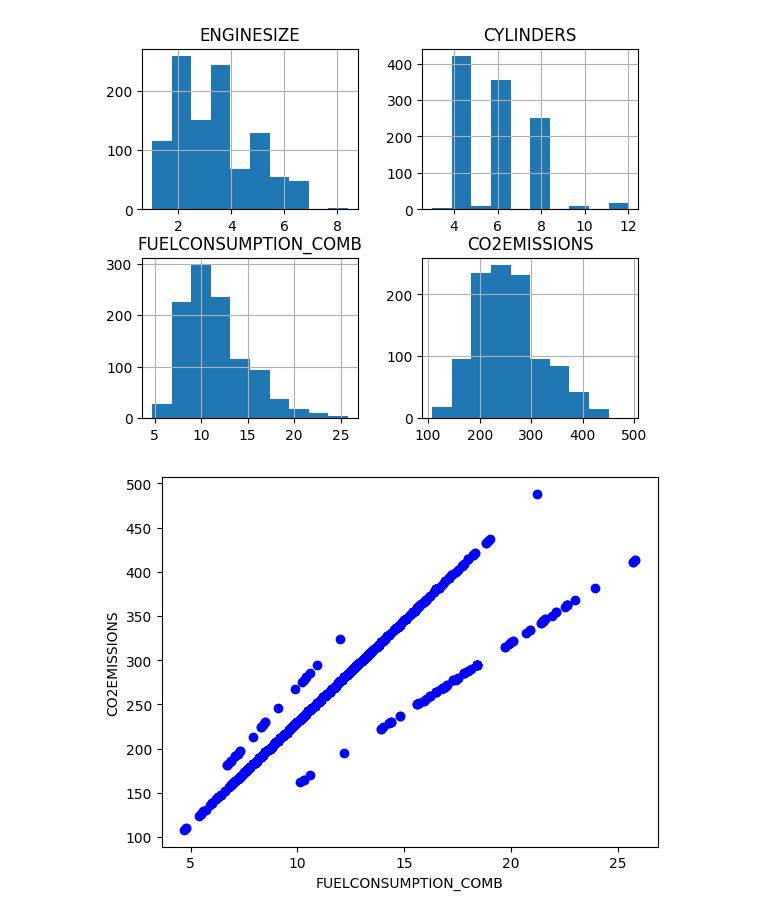
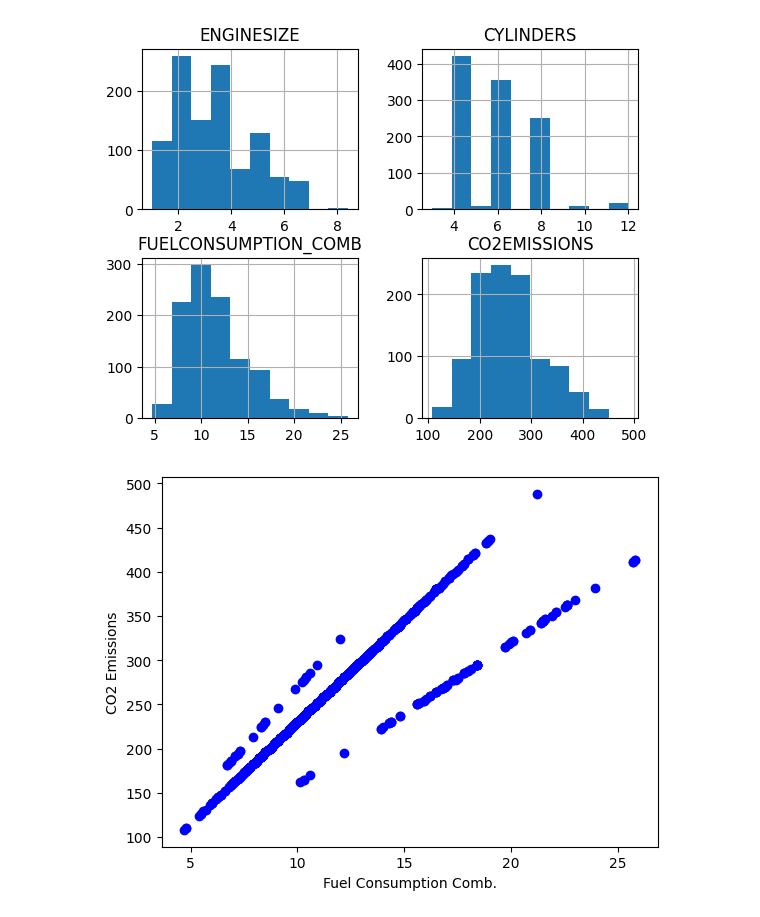
Before and after one commit to PedroCorreia07/Machine-Learning-with-Python, a Jupyter notebook: Simple Linear Regression Project/Simple Linear Regression Project.ipynb, the cells around one changed output. Saved outputs shown, nothing was run; the diff lists cells and outputs as text; code cells hidden in the pictures.

```diff
--- a/Simple Linear Regression Project/Simple Linear Regression Project.ipynb
+++ b/Simple Linear Regression Project/Simple Linear Regression Project.ipynb
@@ -49,11 +49,11 @@ plt.show()
 # %%
 #plot feature Fuel consumption vs CO2 Emissions
 plt.scatter(cdf.FUELCONSUMPTION_COMB,cdf.CO2EMISSIONS,color='blue')#function to plot the scatter plot. X-axis is fuel consumption, Y-axis is CO2 emissions. "color='blue" sets the color of the scatter plot.
-plt.xlabel("FUELCONSUMPTION_COMB") #function to write the x-axis label
-plt.ylabel("CO2EMISSIONS")#function to write the y-axis label
+plt.xlabel("Fuel Consumption Comb.") #function to write the x-axis label
+plt.ylabel("CO2 Emissions")#function to write the y-axis label
 plt.show()
 # %% [output]
-[figure, old version]
+[figure, new version]
 # %%
 #plot feature engine size vs CO2 Emissions
 plt.scatter(cdf.ENGINESIZE,cdf.CO2EMISSIONS,color='red')
```
Also changed, not shown: parts of 8 cells of this notebook.
